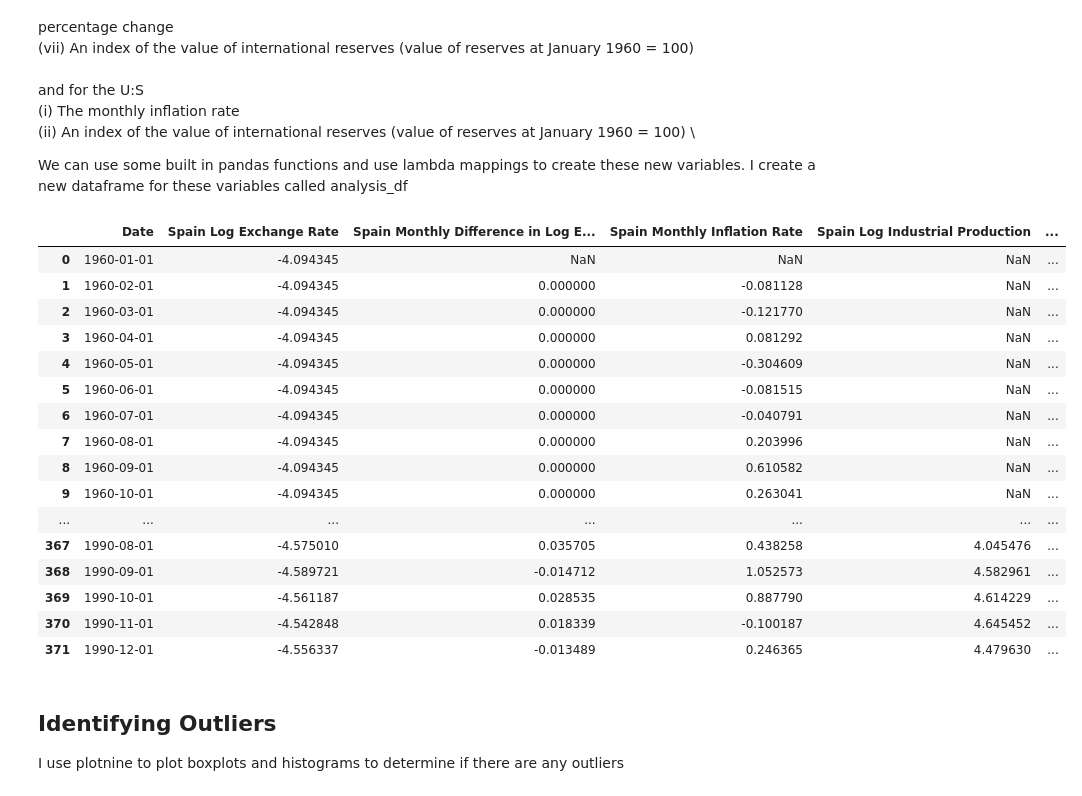
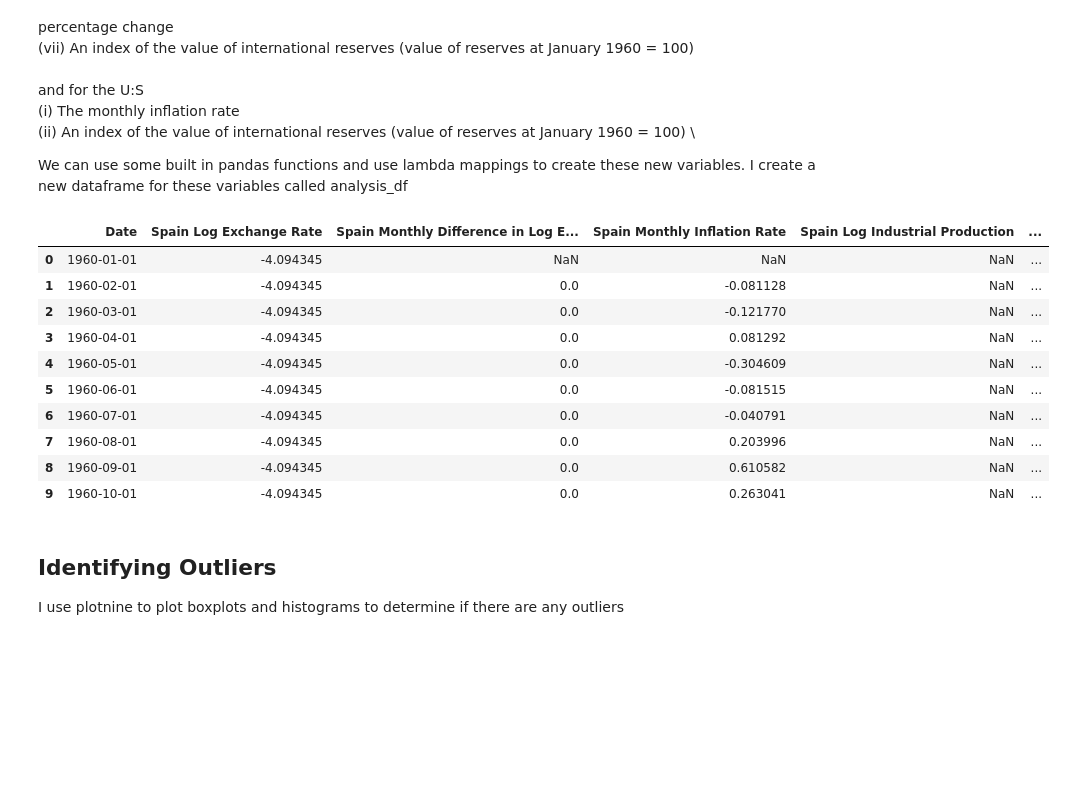
Before and after one commit to andresoats/EC1B1-Coursework, a Jupyter notebook: coursework_data-cleaning.ipynb, the cells around one changed output. Saved outputs shown, nothing was run; the diff lists cells and outputs as text; code cells hidden in the pictures; blank space fills up the shorter version.

```diff
--- a/coursework_data-cleaning.ipynb
+++ b/coursework_data-cleaning.ipynb
@@ -110,49 +110,44 @@ analysis_df['Spain Log Industrial Production'] = combined_df['Spain Economic Act
 
 #calculating the monthly growth by using difference in log industrial production which is approx the percentage change
 analysis_df['Spain Monthly Difference in Log Industrial Production'] = analysis_df['Spain Log Industrial Production'].diff(periods=1)
 
 #calculating the 12 month percentrage change in industrial production
 analysis_df['Spain Growth in industrial production versus 12 months ago % change'] = combined_df['Spain Economic Activity, Industrial production (Index)'].diff(periods=12).pct_change()
 
 #creating an index of international reserves, Jan 1960 = 100)
 #the Jan 1960 value is: 233.0:
 base_year_value = combined_df['Spain, International Reserves and Liquidity (Reserves, Official Reserve Assets, US Dollar)'][0]
 
 #calculating the index by dividing each months value by the base value and multiplying by 100
 analysis_df['Spain Index of International Reserves']  = combined_df['Spain, International Reserves and Liquidity (Reserves, Official Reserve Assets, US Dollar)'].map(lambda x: x/ base_year_value * 100)
 
 #similarly for the United States:
 #the monthly inflation rate is:
 analysis_df['US Monthly Inflation Rate'] = combined_df['US, Consumer Prices, All Items'].pct_change() * 100
 
 #an index for international reserves in the US (Jan 1960 = 100):
 #the Jan 1960 value is: 233.0:
 base_year_value = combined_df['US, International Reserves'][0]
 
 #calculating the index by dividing each months value by the base value and multiplying by 100
 analysis_df['US Index of International Reserves']  = combined_df['US, International Reserves'].map(lambda x: x/ base_year_value * 100)
 
+#converting date to datetime value for easier plotting
 analysis_df['Date'] = pd.to_datetime(analysis_df['Date'])
 
-analysis_df
+analysis_df.head(10)
 # %% [output]
 |  | Date | Spain Log Exchange Rate | Spain Monthly Difference in Log E... | Spain Monthly Inflation Rate | Spain Log Industrial Production | ... |
 | 0 | 1960-01-01 | -4.094345 | NaN | NaN | NaN | ... |
-| 1 | 1960-02-01 | -4.094345 | 0.000000 | -0.081128 | NaN | ... |
-| 2 | 1960-03-01 | -4.094345 | 0.000000 | -0.121770 | NaN | ... |
-| 3 | 1960-04-01 | -4.094345 | 0.000000 | 0.081292 | NaN | ... |
-| 4 | 1960-05-01 | -4.094345 | 0.000000 | -0.304609 | NaN | ... |
-| 5 | 1960-06-01 | -4.094345 | 0.000000 | -0.081515 | NaN | ... |
-| 6 | 1960-07-01 | -4.094345 | 0.000000 | -0.040791 | NaN | ... |
-| 7 | 1960-08-01 | -4.094345 | 0.000000 | 0.203996 | NaN | ... |
-| 8 | 1960-09-01 | -4.094345 | 0.000000 | 0.610582 | NaN | ... |
-| 9 | 1960-10-01 | -4.094345 | 0.000000 | 0.263041 | NaN | ... |
-| ... | ... | ... | ... | ... | ... | ... |
-| 367 | 1990-08-01 | -4.575010 | 0.035705 | 0.438258 | 4.045476 | ... |
-| 368 | 1990-09-01 | -4.589721 | -0.014712 | 1.052573 | 4.582961 | ... |
-| 369 | 1990-10-01 | -4.561187 | 0.028535 | 0.887790 | 4.614229 | ... |
-| 370 | 1990-11-01 | -4.542848 | 0.018339 | -0.100187 | 4.645452 | ... |
-| 371 | 1990-12-01 | -4.556337 | -0.013489 | 0.246365 | 4.479630 | ... |
+| 1 | 1960-02-01 | -4.094345 | 0.0 | -0.081128 | NaN | ... |
+| 2 | 1960-03-01 | -4.094345 | 0.0 | -0.121770 | NaN | ... |
+| 3 | 1960-04-01 | -4.094345 | 0.0 | 0.081292 | NaN | ... |
+| 4 | 1960-05-01 | -4.094345 | 0.0 | -0.304609 | NaN | ... |
+| 5 | 1960-06-01 | -4.094345 | 0.0 | -0.081515 | NaN | ... |
+| 6 | 1960-07-01 | -4.094345 | 0.0 | -0.040791 | NaN | ... |
+| 7 | 1960-08-01 | -4.094345 | 0.0 | 0.203996 | NaN | ... |
+| 8 | 1960-09-01 | -4.094345 | 0.0 | 0.610582 | NaN | ... |
+| 9 | 1960-10-01 | -4.094345 | 0.0 | 0.263041 | NaN | ... |
 # %% [markdown]
 ## Identifying Outliers
 
```
Also changed, not shown: parts of 12 cells of this notebook.
